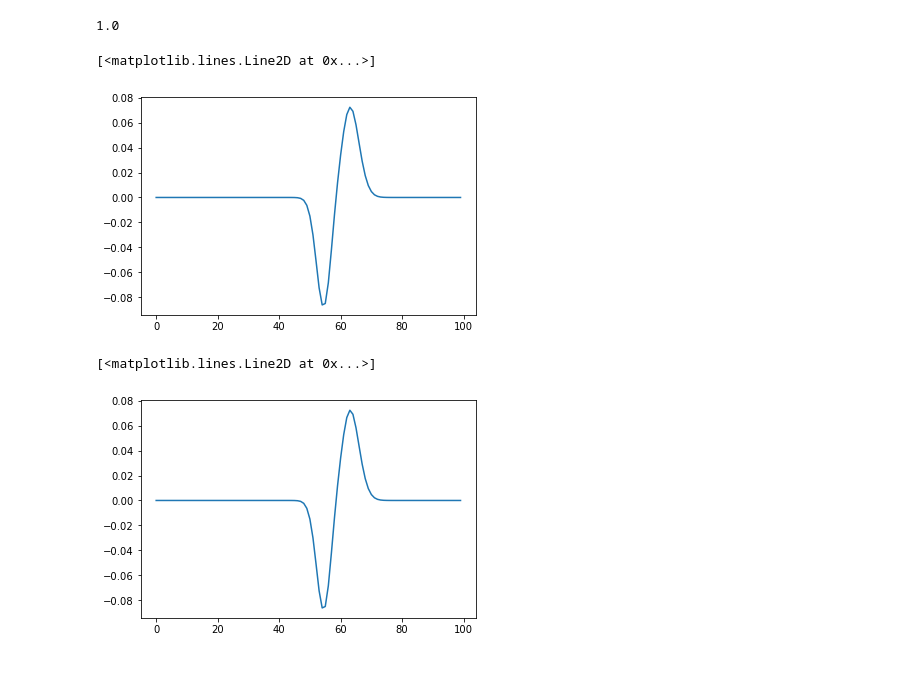
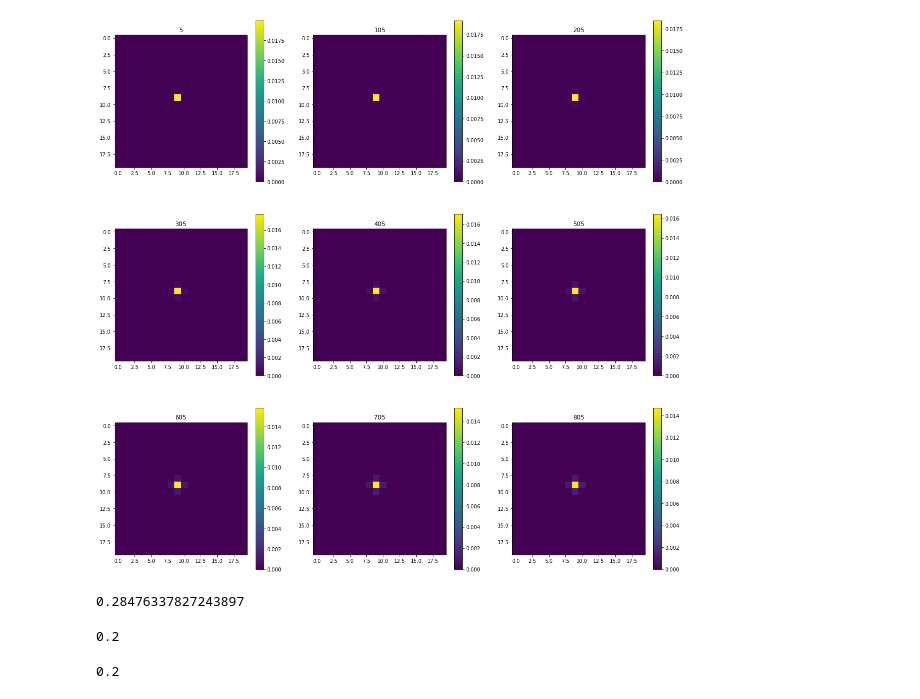
Before and after one commit to SheffieldML/advectionGP, a Jupyter notebook: jupyter/Demo.ipynb, the cells around one changed output. Saved outputs shown, nothing was run; the diff lists cells and outputs as text; code cells hidden in the pictures; blank space fills up the shorter version.

```diff
--- a/jupyter/Demo.ipynb
+++ b/jupyter/Demo.ipynb
@@ -36,0 +48,7 @@ NameError: name 'EQ' is not defined
+# %%
+plt.figure(figsize=[20,20])
+for i,step in enumerate(range(1,900,100)):
+    plt.subplot(3,3,i+1)
+    plt.imshow(source[step,:,:])
+    plt.title(step)
+    plt.colorbar()
@@ -36,0 +57,7 @@ NameError: name 'EQ' is not defined
+# %%
+plt.figure(figsize=[20,20])
+for i,step in enumerate(range(5,900,100)):
+    plt.subplot(3,3,i+1)
+    plt.imshow(-v[step,:,:])
+    plt.title(step)
+    plt.colorbar()
@@ -37,14 +66,22 @@ NameError: name 'EQ' is not defined
+# %%
+plt.figure(figsize=[20,20])
+for i,step in enumerate(range(5,900,100)):
+    plt.subplot(3,3,i+1)
+    plt.imshow(m.conc[step,:,:])
+    plt.title(step)
+    plt.colorbar()
+# %% [output]
+[figure, added]
+# %%
+dt,dx,dy,dx2,dy2,Nt,Nx,Ny = m.getGridStepSize()
+np.sum(-v*source)*dt*dx*dy
+# %% [output]
+0.28476337827243897
+# %%
+dt*dx*dy
+# %% [output]
+0.2
 # %%
-np.sum(estimated_concentration[97,:,:])/dt
+np.sum(source)*dt*dx*dy
 # %% [output]
-1.0
+0.2
-# %%
-estimated_concentration[Nt-1,int(Nx/2),:],c
-# %% [output]
-[<matplotlib.lines.Line2D at 0x...>]
-[figure, removed]
-# %%
-plt.plot(estimated_concentration[Nt-1,int(Nx/2),:]-c)
-# %% [output]
-[<matplotlib.lines.Line2D at 0x...>]
-[figure, removed]
```
Also changed, not shown: parts of 17 cells of this notebook, 2 other files.
